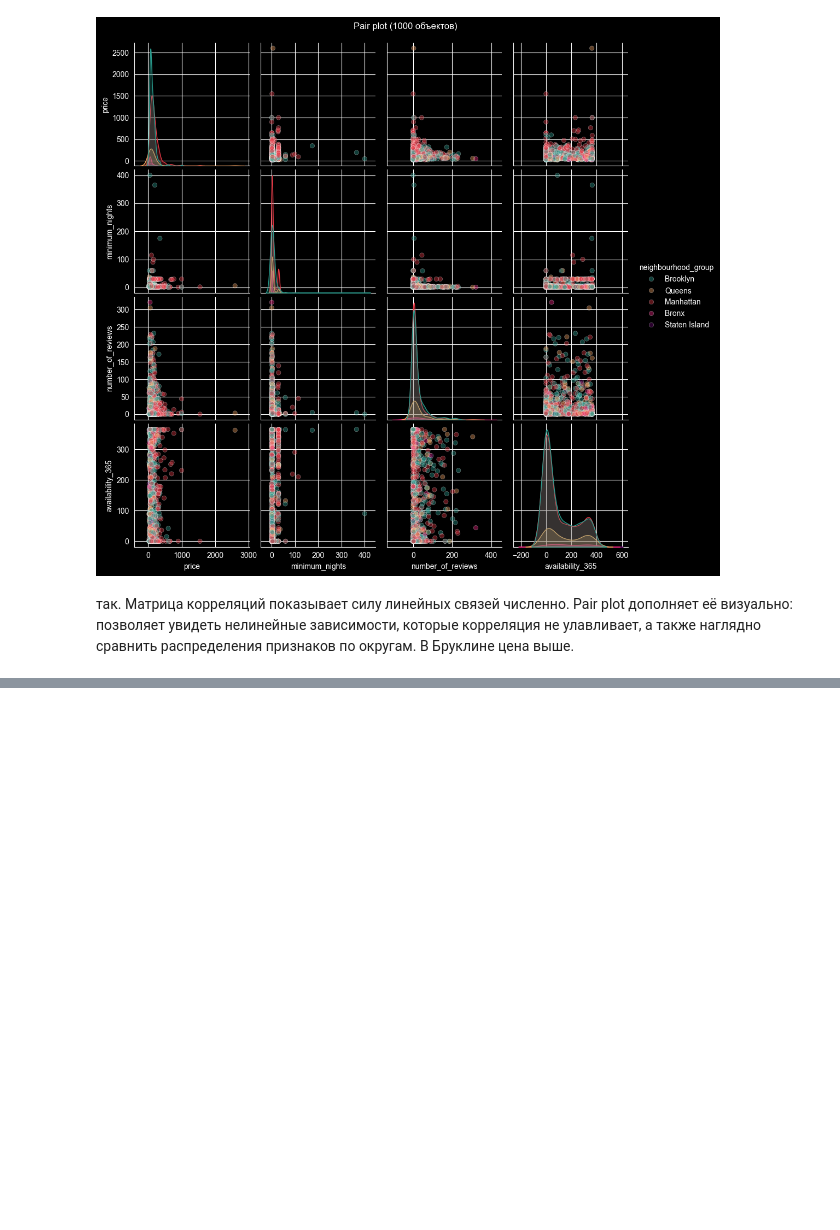
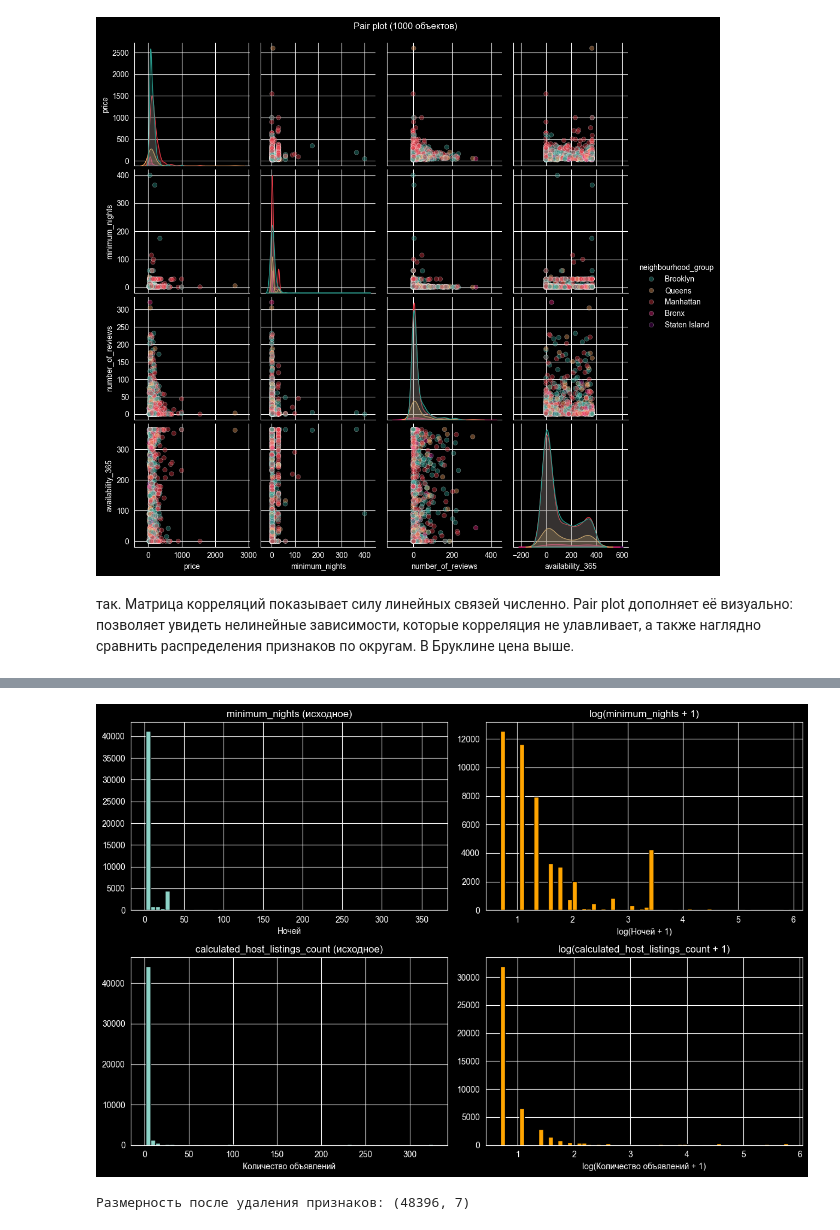
Before and after one commit to togoltsova/ML-Basic, a Jupyter notebook: homework_10/homework_10.ipynb, the cells around one changed output, grey strips where cells are left out. Saved outputs shown, nothing was run; the diff lists cells and outputs as text; code cells hidden in the pictures; blank space fills up the shorter version.

```diff
--- a/homework_10/homework_10.ipynb
+++ b/homework_10/homework_10.ipynb
@@ -165,0 +273,36 @@ plt.show()
+# %%
+#Лог-преобразование другиз числовых числовых признаков
+#minimum_nights и calculated_host_listings_count также имеют скошенное распределение
+fig, axes = plt.subplots(2, 2, figsize=(12, 8))
+
+axes[0, 0].hist(data['minimum_nights'], bins=60, edgecolor='black')
+axes[0, 0].set_title('minimum_nights (исходное)')
+axes[0, 0].set_xlabel('Ночей')
+
+axes[0, 1].hist(np.log1p(data['minimum_nights']), bins=60, edgecolor='black', color='orange')
+axes[0, 1].set_title('log(minimum_nights + 1)')
+axes[0, 1].set_xlabel('log(Ночей + 1)')
+
+axes[1, 0].hist(data['calculated_host_listings_count'], bins=60, edgecolor='black')
+axes[1, 0].set_title('calculated_host_listings_count (исходное)')
+axes[1, 0].set_xlabel('Количество объявлений')
+
+axes[1, 1].hist(np.log1p(data['calculated_host_listings_count']), bins=60, edgecolor='black', color='orange')
+axes[1, 1].set_title('log(calculated_host_listings_count + 1)')
+axes[1, 1].set_xlabel('log(Количество объявлений + 1)')
+
+plt.tight_layout()
+plt.show()
+
+#Используем log1p (= log(x+1)), чтобы корректно обработать нулевые значения
+data['minimum_nights'] = np.log1p(data['minimum_nights'])
+data['calculated_host_listings_count'] = np.log1p(data['calculated_host_listings_count'])
+# %% [output]
+[figure, added]
+# %%
+#После логарифмирования распределения minimum_nights и calculated_host_listings_count остаются скошенными, признаки дискретные и разреженные.
+#Логарифм не помогает. Удаляем оба признака.
+data = data.drop(columns=['minimum_nights', 'calculated_host_listings_count'])
+print('Размерность после удаления признаков:', data.shape)
+# %% [output]
+Размерность после удаления признаков: (48396, 7)
```
Also changed, not shown: parts of 16 cells of this notebook.
